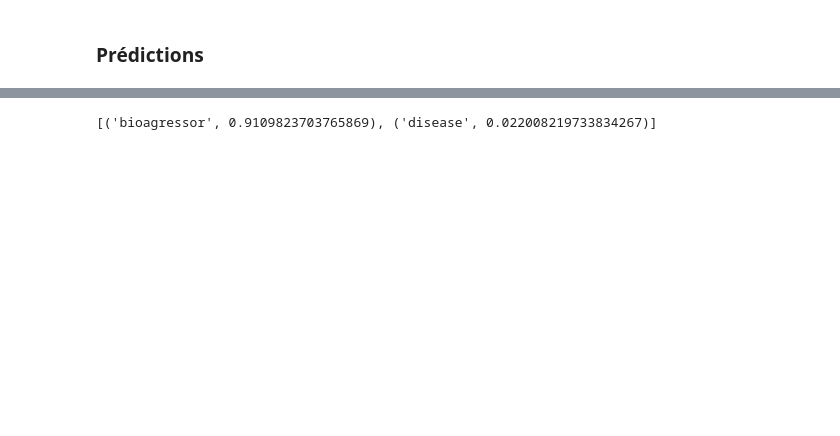
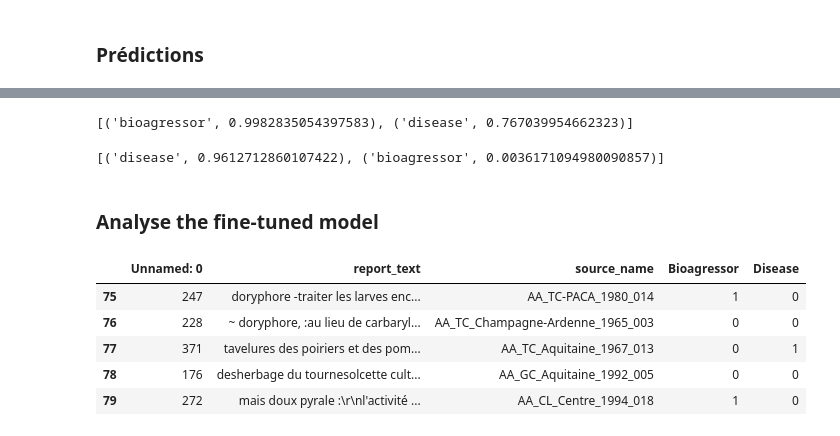
Before and after one commit to sufianj/fast-camembert, a Jupyter notebook: camembert_tuto.ipynb, the cells around one changed output, grey strips where cells are left out. Saved outputs shown, nothing was run; the diff lists cells and outputs as text; code cells hidden in the pictures; blank space fills up the shorter version.

```diff
--- a/camembert_tuto.ipynb
+++ b/camembert_tuto.ipynb
@@ -269,4 +324,12 @@ predictor.predict("Attention pucerons dans les blés")
 # %%
-predictor.predict("Favorisée par les conditions climatiques,l'activité du Carpocapse est toujours intense et il est conseillé de renouveler la protection des fruits en effectuant un nouveau traitement dès réception de ce bulletin.")
+#cas disease: 1, bioagressor: 1 - Carpocapse, tavelure
+predictor.predict("Favorisée par les conditions climatiques,l'activité du Carpocapse est toujours intense et il est conseillé de renouveler la protection des fruits en effectuant un nouveau traitement dès réception de ce bulletin. Tavelure du pommier: la maturité des périthèces de cette tavelure est très avancés et les prochaines pluies risquent d'être contaminatrices")
 # %% [output]
-[('bioagressor', 0.9109823703765869), ('disease', 0.022008219733834267)]
+[('bioagressor', 0.9982835054397583), ('disease', 0.767039954662323)]
+# %%
+#cas disease: 1, bioagressor: 0 tavelure
+predictor.predict("tavelure du pommier: la maturité des périthèces de cette tavelure est très avancés et les prochaines pluies risquent d'être contaminatrices")
+# %% [output]
+[('disease', 0.9612712860107422), ('bioagressor', 0.0036171094980090857)]
+# %% [markdown]
+### Analyse the fine-tuned model
@@ -272,0 +343,15 @@ predictor.predict("Favorisée par les conditions climatiques,l'activité du Carp
+# %%
+#evaluation on validation set
+df_val = pd.read_csv('./data/val_set.csv')
+
+#predictor.get_learner()
+# %%
+df_val.Disease = df_val.Disease.astype(int)
+df_val.tail()
+# %% [output]
+|  | Unnamed: 0 | report_text | source_name | Bioagressor | Disease |
+| 75 | 247 | doryphore -traiter les larves enc... | AA_TC-PACA_1980_014 | 1 | 0 |
+| 76 | 228 | ~ doryphore, :au lieu de carbaryl... | AA_TC_Champagne-Ardenne_1965_003 | 0 | 0 |
+| 77 | 371 | tavelures des poiriers et des pom... | AA_TC_Aquitaine_1967_013 | 0 | 1 |
+| 78 | 176 | desherbage du tournesolcette cult... | AA_GC_Aquitaine_1992_005 | 0 | 0 |
+| 79 | 272 | mais doux pyrale :\r\nl'activité ... | AA_CL_Centre_1994_018 | 1 | 0 |
```
Also changed, not shown: parts of 53 cells of this notebook, 3 other files.
